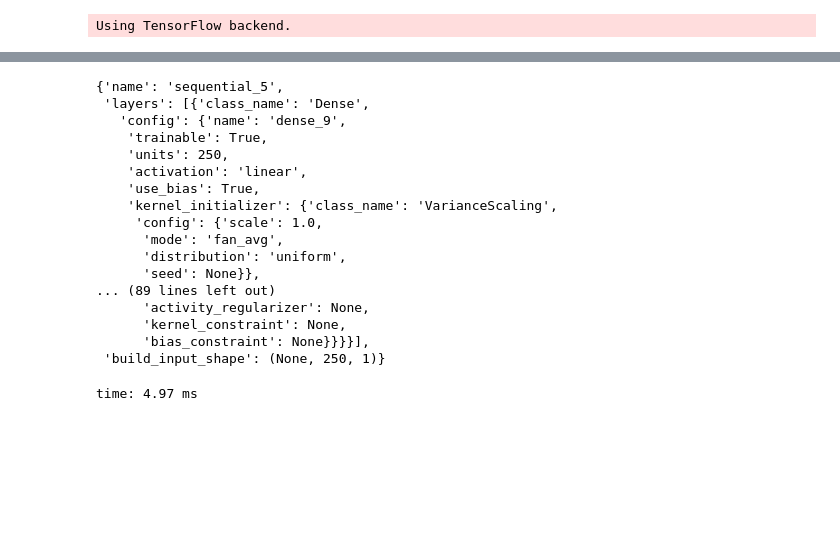
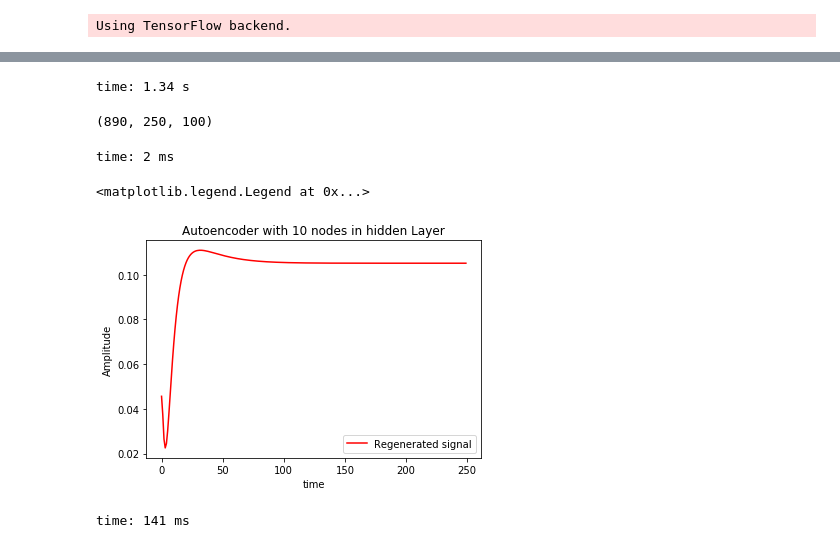
Before and after one commit to Dhawalbabbar/Autoencoder-unsupervised, a Jupyter notebook: Autoencoder LSTM.ipynb, the cells around one changed output, grey strips where cells are left out. Saved outputs shown, nothing was run; the diff lists cells and outputs as text; code cells hidden in the pictures; blank space fills up the shorter version.

```diff
--- a/Autoencoder LSTM.ipynb
+++ b/Autoencoder LSTM.ipynb
@@ -72,21 +48,25 @@ time: 284 ms
-# %%
-model.get_config()
-# %% [output]
-{'name': 'sequential_5',
- 'layers': [{'class_name': 'Dense',
-   'config': {'name': 'dense_9',
-    'trainable': True,
-    'units': 250,
-    'activation': 'linear',
-    'use_bias': True,
-    'kernel_initializer': {'class_name': 'VarianceScaling',
-     'config': {'scale': 1.0,
-      'mode': 'fan_avg',
-      'distribution': 'uniform',
-      'seed': None}},
-... (89 lines left out)
-      'activity_regularizer': None,
-      'kernel_constraint': None,
-      'bias_constraint': None}}}}],
- 'build_input_shape': (None, 250, 1)}
-time: 4.97 ms
+# %%
+compressed_layer =2
+get_3rd_layer_output = K.function([model.layers[0].input], [model.layers[compressed_layer].output])
+compressed = get_3rd_layer_output([x])[0]
+# %% [output]
+time: 1.34 s
+# %%
+compressed.shape
+# %% [output]
+(890, 250, 100)
+time: 2 ms
+# %%
+import matplotlib.pyplot as plt
+%matplotlib inline
+q=700
+plt.title('Autoencoder with 10 nodes in hidden Layer')
+#plt.plot(range(250),x[q],label='original signal', color='b')
+plt.plot(range(250),pred[q],label='Regenerated signal',color='r')
+plt.xlabel('time')
+plt.ylabel('Amplitude')
+plt.legend()
+# %% [output]
+<matplotlib.legend.Legend at 0x...>
+[figure, added]
+time: 141 ms
```
Also changed, not shown: parts of 5 cells of this notebook, 14 other files.
